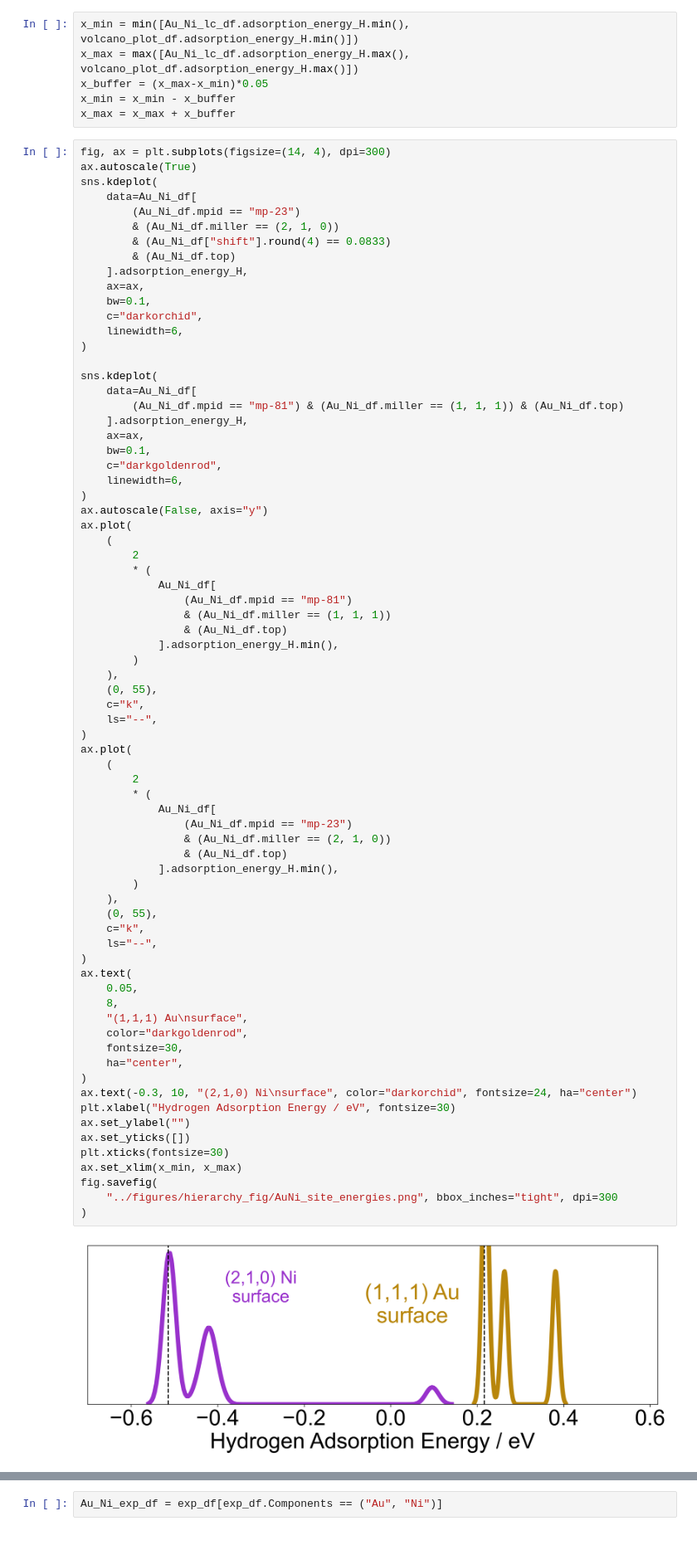
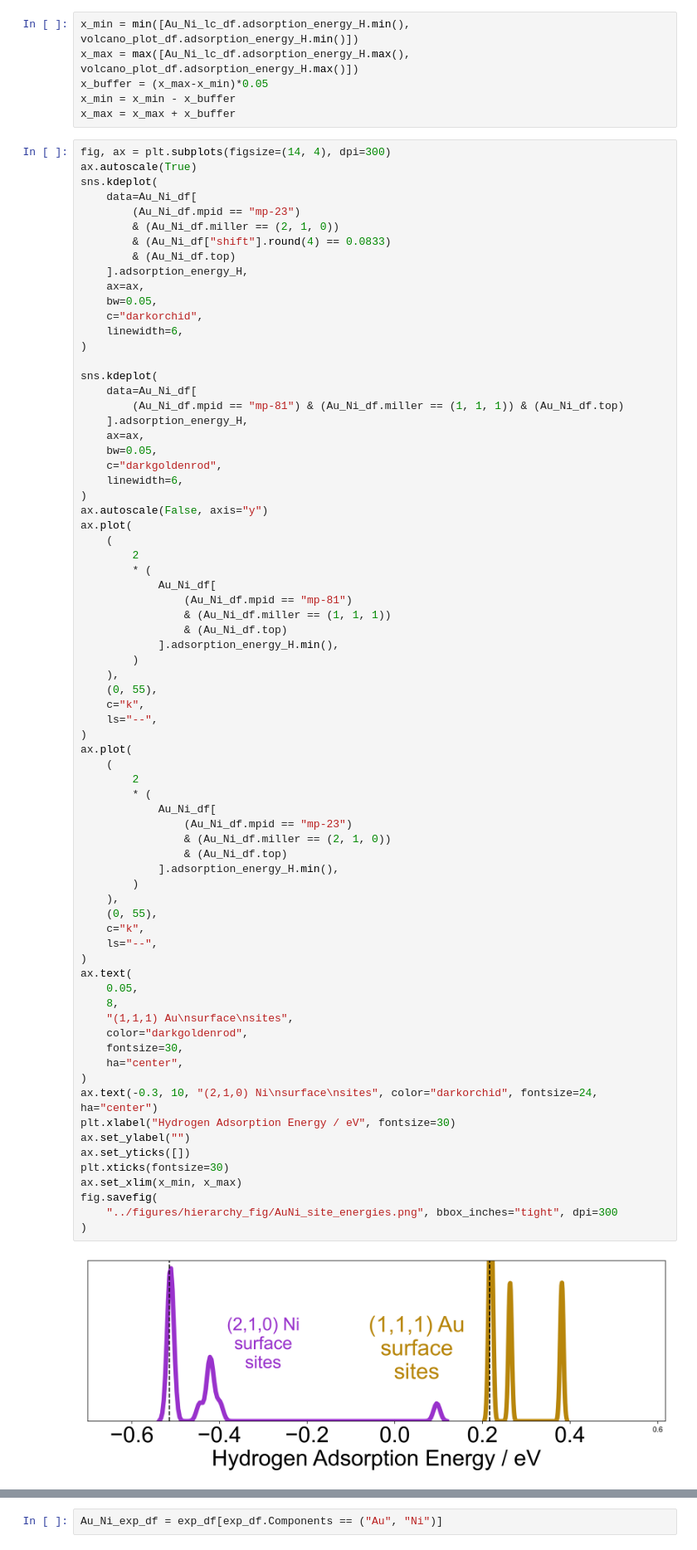
Before and after one commit to ulissigroup/DOE_HER, a Jupyter notebook: figure_code/hierarchy_fig.ipynb, the cells around one changed output, grey strips where cells are left out. Shown at 83% size. Saved outputs shown, nothing was run; the diff lists cells and outputs as text.

```diff
--- a/figure_code/hierarchy_fig.ipynb
+++ b/figure_code/hierarchy_fig.ipynb
@@ -78,7 +78,7 @@ sns.kdeplot(
         & (Au_Ni_df.top)
     ].adsorption_energy_H,
     ax=ax,
-    bw=0.1,
+    bw=0.05,
     c="darkorchid",
     linewidth=6,
 )
@@ -88,7 +88,7 @@ sns.kdeplot(
         (Au_Ni_df.mpid == "mp-81") & (Au_Ni_df.miller == (1, 1, 1)) & (Au_Ni_df.top)
     ].adsorption_energy_H,
     ax=ax,
-    bw=0.1,
+    bw=0.05,
     c="darkgoldenrod",
     linewidth=6,
 )
@@ -112,36 +112,36 @@ ax.plot(
     (
         2
         * (
             Au_Ni_df[
                 (Au_Ni_df.mpid == "mp-23")
                 & (Au_Ni_df.miller == (2, 1, 0))
                 & (Au_Ni_df.top)
             ].adsorption_energy_H.min(),
         )
     ),
     (0, 55),
     c="k",
     ls="--",
 )
 ax.text(
     0.05,
     8,
-    "(1,1,1) Au\nsurface",
+    "(1,1,1) Au\nsurface\nsites",
     color="darkgoldenrod",
     fontsize=30,
     ha="center",
 )
-ax.text(-0.3, 10, "(2,1,0) Ni\nsurface", color="darkorchid", fontsize=24, ha="center")
+ax.text(-0.3, 10, "(2,1,0) Ni\nsurface\nsites", color="darkorchid", fontsize=24, ha="center")
 plt.xlabel("Hydrogen Adsorption Energy / eV", fontsize=30)
 ax.set_ylabel("")
 ax.set_yticks([])
 plt.xticks(fontsize=30)
 ax.set_xlim(x_min, x_max)
 fig.savefig(
     "../figures/hierarchy_fig/AuNi_site_energies.png", bbox_inches="tight", dpi=300
 )
 # %% [output]
-[figure, old version]
+[figure, new version]
 # %%
 fig, ax = plt.subplots(figsize=(14, 4), dpi=300)
 ax.autoscale(True)
```
Also changed, not shown: parts of 1 cell of this notebook, 2 other files.
